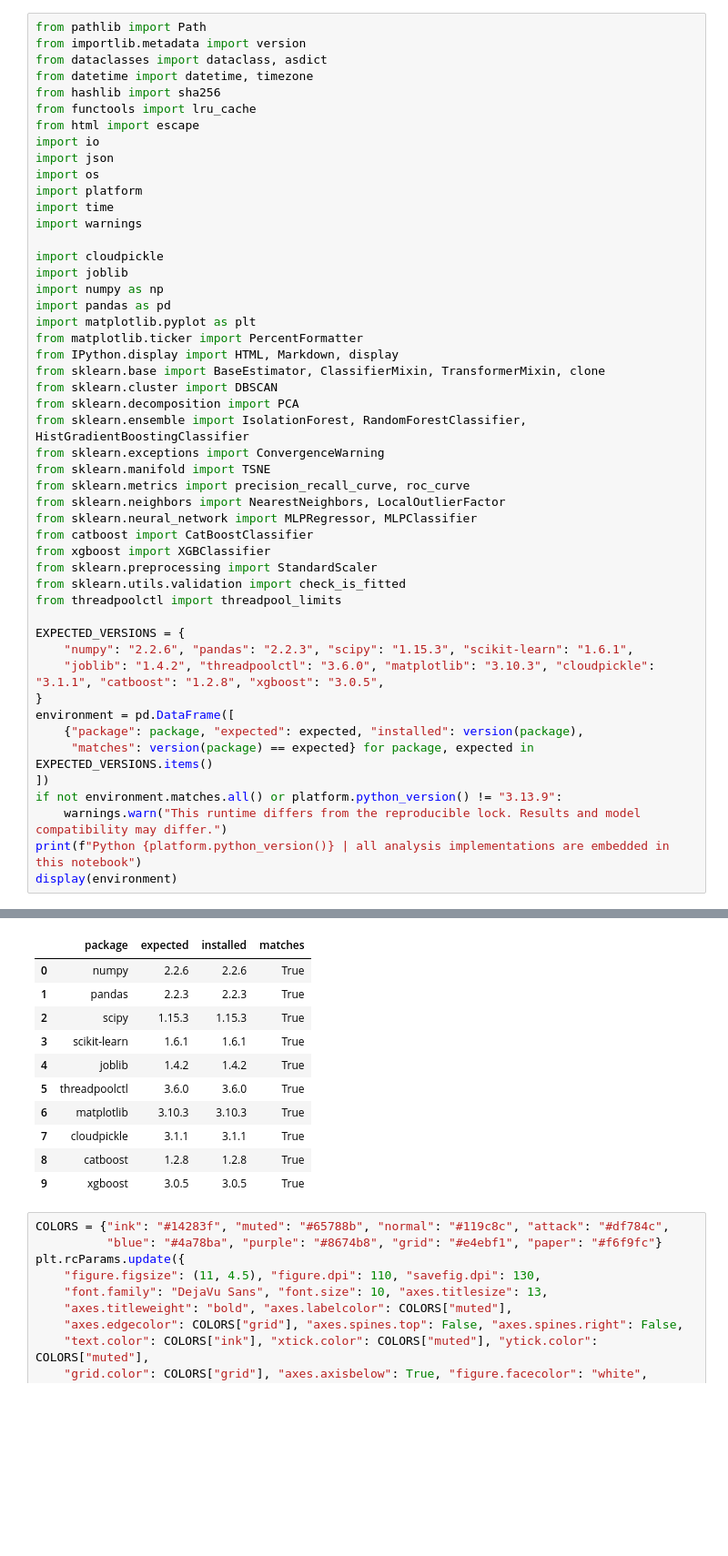
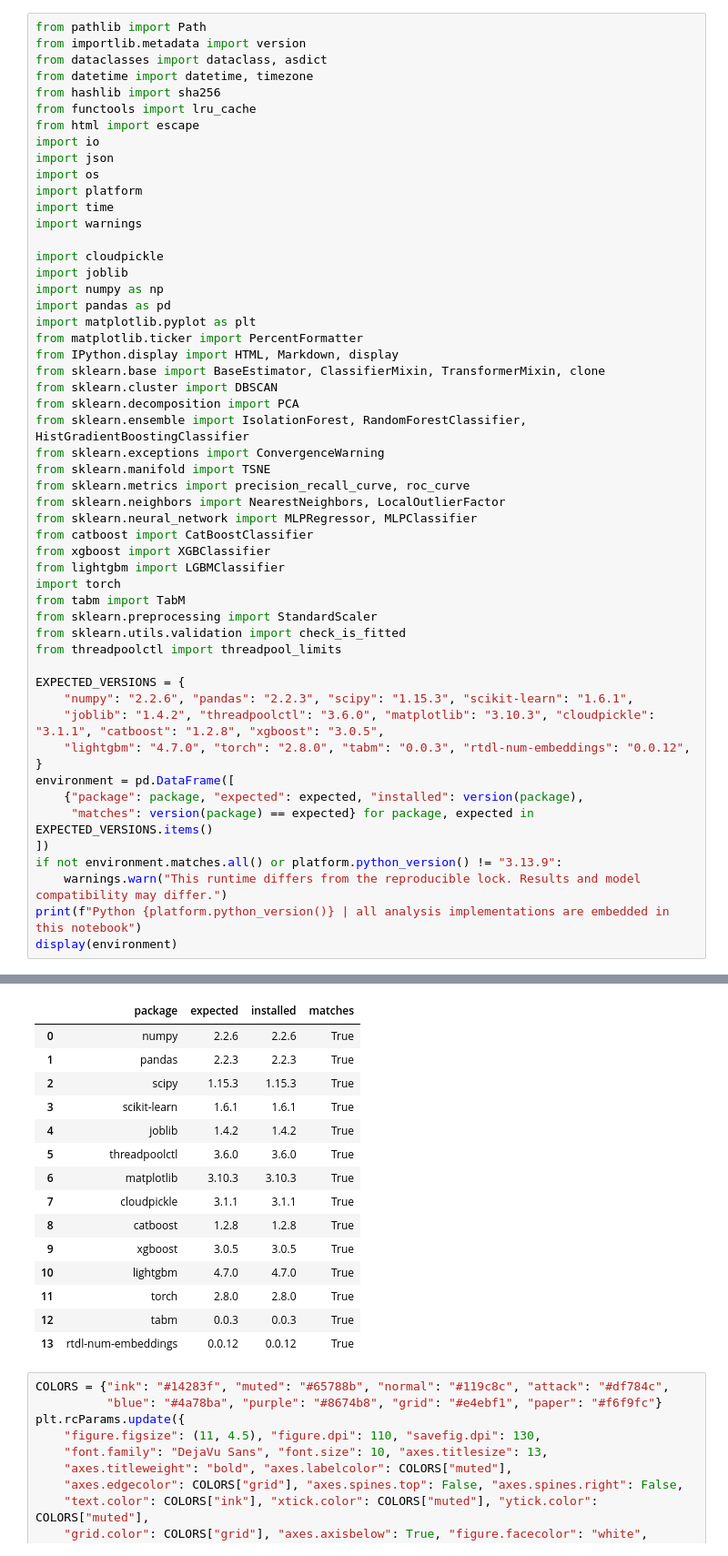
Before and after one commit to KHALIDKARROUM/NetGuard, a Jupyter notebook: notebooks/00_netguard_complete.ipynb, the cells around one changed output, grey strips where cells are left out. Shown at 91% size. Saved outputs shown, nothing was run; the diff lists cells and outputs as text; blank space fills up the shorter version.

```diff
--- a/notebooks/00_netguard_complete.ipynb
+++ b/notebooks/00_netguard_complete.ipynb
@@ -89,35 +90,43 @@ from sklearn.neighbors import NearestNeighbors, LocalOutlierFactor
 from sklearn.neural_network import MLPRegressor, MLPClassifier
 from catboost import CatBoostClassifier
 from xgboost import XGBClassifier
+from lightgbm import LGBMClassifier
+import torch
+from tabm import TabM
 from sklearn.preprocessing import StandardScaler
 from sklearn.utils.validation import check_is_fitted
 from threadpoolctl import threadpool_limits
 
 EXPECTED_VERSIONS = {
     "numpy": "2.2.6", "pandas": "2.2.3", "scipy": "1.15.3", "scikit-learn": "1.6.1",
     "joblib": "1.4.2", "threadpoolctl": "3.6.0", "matplotlib": "3.10.3", "cloudpickle": "3.1.1", "catboost": "1.2.8", "xgboost": "3.0.5",
+    "lightgbm": "4.7.0", "torch": "2.8.0", "tabm": "0.0.3", "rtdl-num-embeddings": "0.0.12",
 }
 environment = pd.DataFrame([
     {"package": package, "expected": expected, "installed": version(package),
      "matches": version(package) == expected} for package, expected in EXPECTED_VERSIONS.items()
 ])
 if not environment.matches.all() or platform.python_version() != "3.13.9":
     warnings.warn("This runtime differs from the reproducible lock. Results and model compatibility may differ.")
 print(f"Python {platform.python_version()} | all analysis implementations are embedded in this notebook")
 display(environment)
 # %% [output]
 Python 3.13.9 | all analysis implementations are embedded in this notebook
 |  | package | expected | installed | matches |
 | 0 | numpy | 2.2.6 | 2.2.6 | True |
 | 1 | pandas | 2.2.3 | 2.2.3 | True |
 | 2 | scipy | 1.15.3 | 1.15.3 | True |
 | 3 | scikit-learn | 1.6.1 | 1.6.1 | True |
 | 4 | joblib | 1.4.2 | 1.4.2 | True |
 | 5 | threadpoolctl | 3.6.0 | 3.6.0 | True |
 | 6 | matplotlib | 3.10.3 | 3.10.3 | True |
 | 7 | cloudpickle | 3.1.1 | 3.1.1 | True |
 | 8 | catboost | 1.2.8 | 1.2.8 | True |
 | 9 | xgboost | 3.0.5 | 3.0.5 | True |
+| 10 | lightgbm | 4.7.0 | 4.7.0 | True |
+| 11 | torch | 2.8.0 | 2.8.0 | True |
+| 12 | tabm | 0.0.3 | 0.0.3 | True |
+| 13 | rtdl-num-embeddings | 0.0.12 | 0.0.12 | True |
 # %%
 COLORS = {"ink": "#14283f", "muted": "#65788b", "normal": "#119c8c", "attack": "#df784c",
           "blue": "#4a78ba", "purple": "#8674b8", "grid": "#e4ebf1", "paper": "#f6f9fc"}
```
Also changed, not shown: parts of 17 cells of this notebook, 4 other files.
